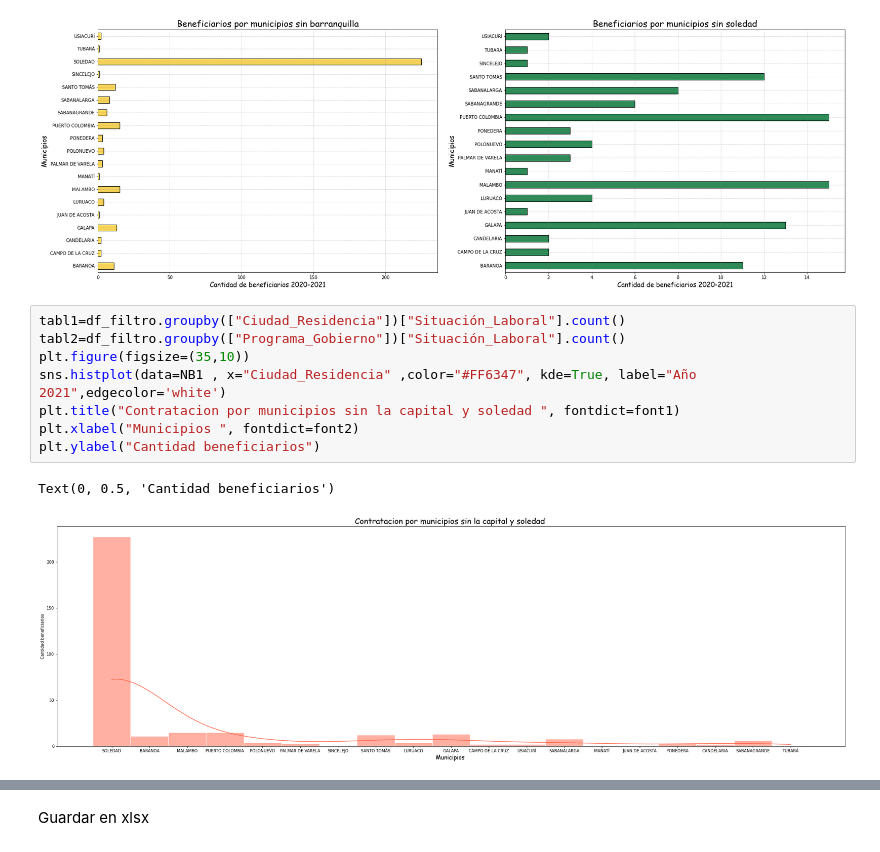
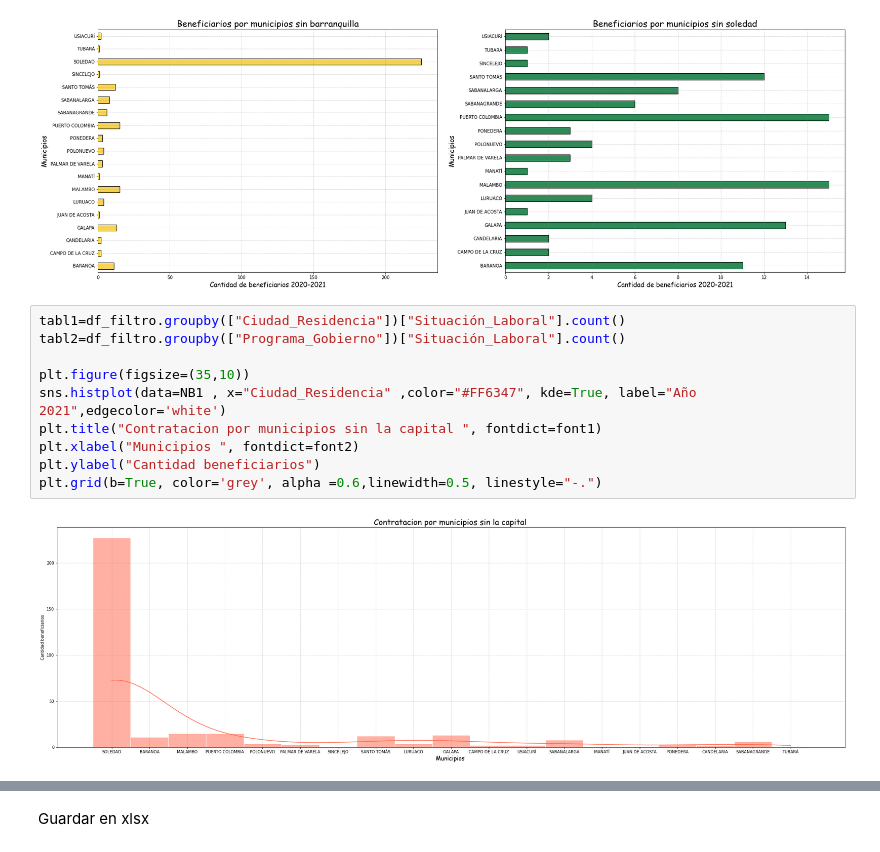
Before and after one commit to SaukB/Analisis, a Jupyter notebook: Proyecto.ipynb, the cells around one changed output, grey strips where cells are left out. Saved outputs shown, nothing was run; the diff lists cells and outputs as text.

```diff
--- a/Proyecto.ipynb
+++ b/Proyecto.ipynb
@@ -263,14 +256,15 @@ plt.show()
 # %%
 tabl1=df_filtro.groupby(["Ciudad_Residencia"])["Situación_Laboral"].count()
 tabl2=df_filtro.groupby(["Programa_Gobierno"])["Situación_Laboral"].count()
+
 plt.figure(figsize=(35,10))
 sns.histplot(data=NB1 , x="Ciudad_Residencia" ,color="#FF6347", kde=True, label="Año 2021",edgecolor='white')
-plt.title("Contratacion por municipios sin la capital y soledad ", fontdict=font1)
+plt.title("Contratacion por municipios sin la capital ", fontdict=font1)
 plt.xlabel("Municipios ", fontdict=font2)
 plt.ylabel("Cantidad beneficiarios")
+plt.grid(b=True, color='grey', alpha =0.6,linewidth=0.5, linestyle="-.")
 # %% [output]
-Text(0, 0.5, 'Cantidad beneficiarios')
-[figure, old version]
+[figure, new version]
 # %%
 #print(tabulate(tabl1.head, headers='keys', tablefmt='fancy_grid',))
 plt.figure(figsize=(35,10))
```
Also changed, not shown: parts of 4 cells of this notebook, 1 other file.
